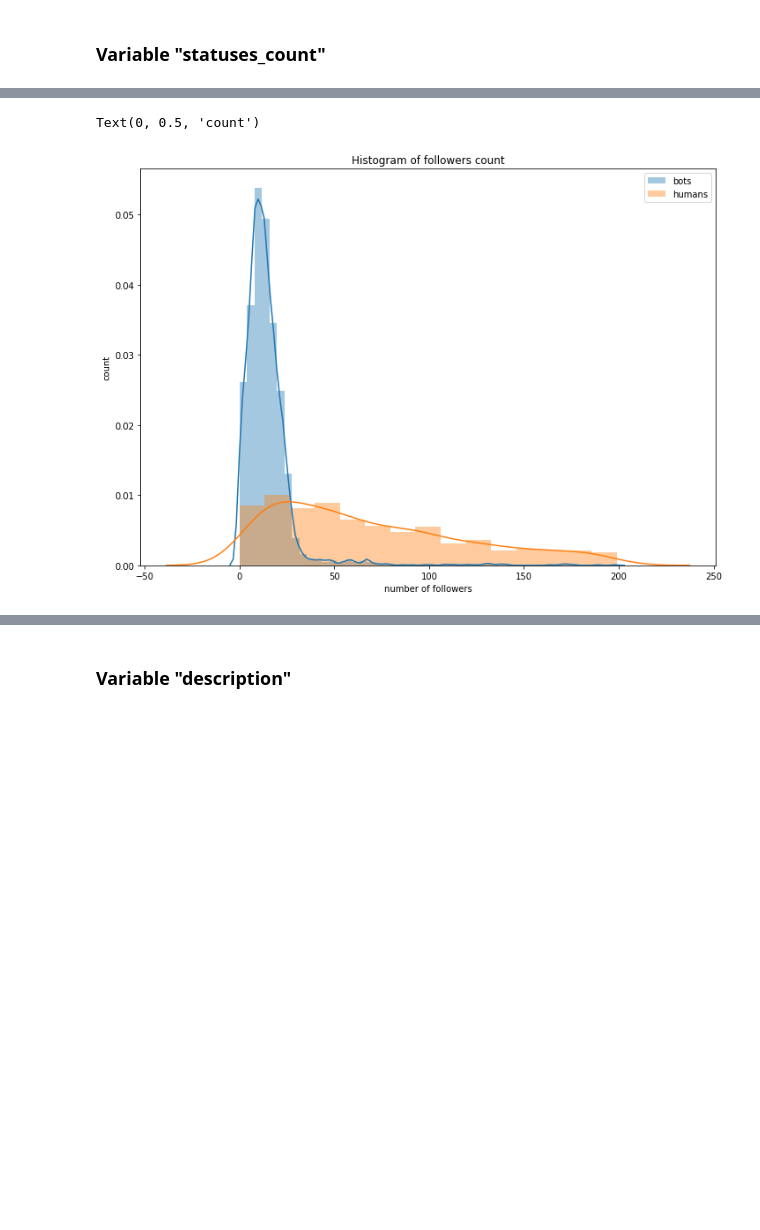
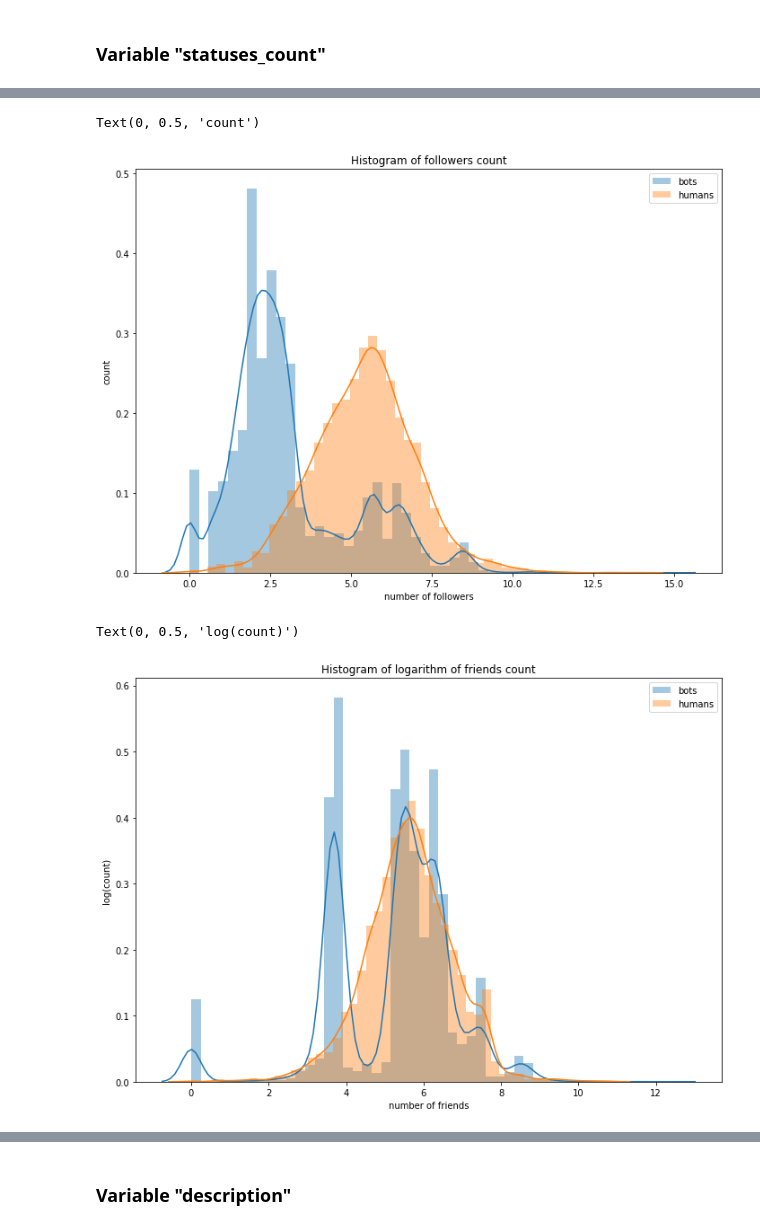
Before and after one commit to jpclemente/Bot-Detection, a Jupyter notebook: Informe.ipynb, the cells around one changed output, grey strips where cells are left out. Cells and saved outputs as stored; diff of their text form; code cells hidden in the pictures; blank space fills up the shorter version.

```diff
--- a/Informe.ipynb
+++ b/Informe.ipynb
@@ -12 +16,27 @@ import seaborn as sns
+# %%
+user_dtypes = {
+    'id': object ,
+    'utc_offset': object
+}
+
+tweets_dtypes = {
+    'id': object,
+    'user_id': object,
+    'in_reply_to_status_id': object,
+    'in_reply_to_user_id': object,
+    'retweeted_status_id': object,
+    'geo': object
+}
+
+friends_dtypes = {
+    'source_id': object,
+    'target_id': object
+}
+
+followers_dtypes = {
+    'source_id': object,
+    'target_id': object
+}
+
+user_columns = ['bot', 'created_at', 'default_profile', 'default_profile_image', 'description', 'favourites_count', 'followers_count', 'friends_count', 'geo_enabled', 'id', 'lang', 'listed_count', 'location', 'name', 'profile_background_color', 'profile_background_image_url', 'profile_background_image_url_https', 'profile_background_tile', 'profile_banner_url', 'profile_image_url', 'profile_image_url_https', 'profile_link_color', 'profile_sidebar_border_color', 'profile_sidebar_fill_color', 'profile_text_color', 'profile_use_background_image', 'protected', 'screen_name', 'statuses_count', 'time_zone', 'updated', 'url', 'utc_offset', 'verified']
 # %%
@@ -185,11 +235,8 @@ Text(0, 0.5, 'count')
 # %%
-a4_dims = (11.7, 8.27)
 fig, ax = plt.subplots(figsize=a4_dims)
 
-bots = df_users.loc[df_users['bot'] == 1]
-humans = df_users.loc[df_users['bot'] ==0]
-sns.distplot(bots.loc[bots['followers_count'] < 200,'followers_count'], label='bots')
-sns.distplot(humans.loc[humans['followers_count'] < 200,'followers_count'], label='humans')
+sns.distplot(np.log(bots.loc[:,'followers_count'] + 1), label='bots')
+sns.distplot(np.log(humans.loc[:,'followers_count'] + 1), label='humans')
 
 plt.legend()
 plt.title('Histogram of followers count')
@@ -197,4 +244,17 @@ plt.xlabel('number of followers')
 plt.ylabel('count')
 # %% [output]
 Text(0, 0.5, 'count')
-[figure, old version]
+[figure, new version]
+# %%
+fig, ax = plt.subplots(figsize=a4_dims)
+
+sns.distplot(np.log(bots.loc[:, 'friends_count'] + 1), label='bots')
+sns.distplot(np.log(humans.loc[:, 'friends_count'] + 1), label='humans')
+
+plt.legend()
+plt.title('Histogram of logarithm of friends count')
+plt.xlabel('number of friends')
+plt.ylabel('log(count)')
+# %% [output]
+Text(0, 0.5, 'log(count)')
+[figure, added]
```
Also changed, not shown: parts of 32 cells of this notebook.
